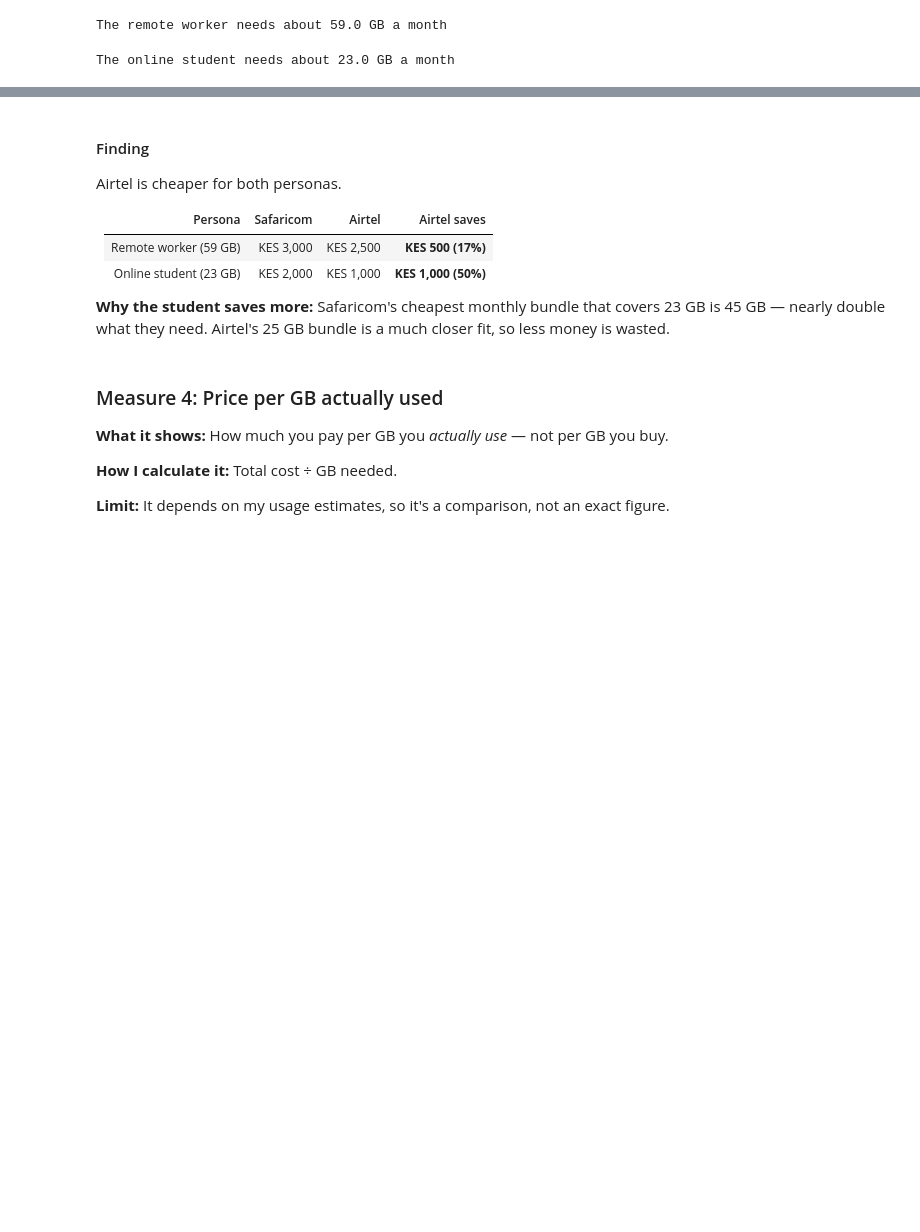
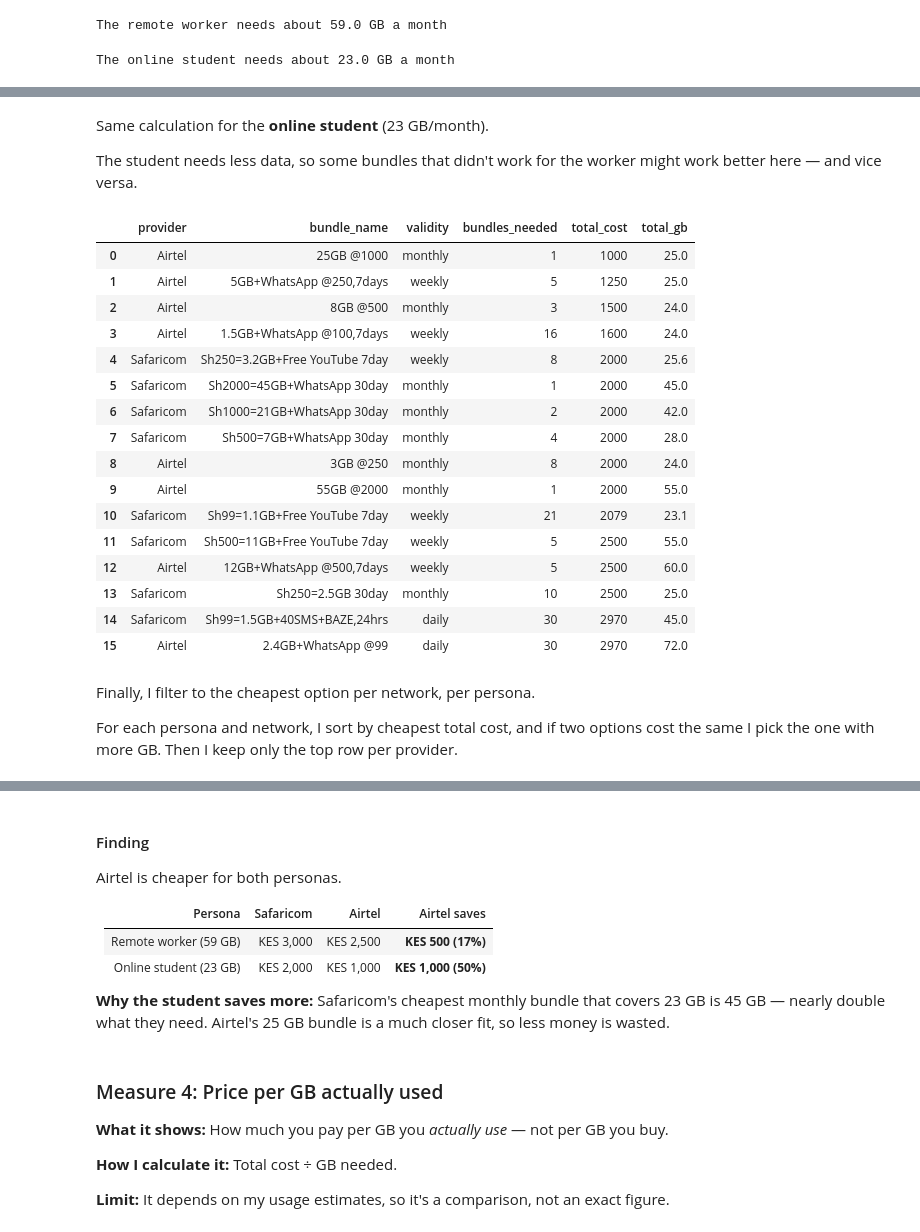
Before and after one commit to james-mutunga/PyData-Capstone-Project, a Jupyter notebook: Data-bundles.ipynb, the cells around one changed output, grey strips where cells are left out. Drawn from its saved outputs; the diff is of its cells as text; code cells hidden in the pictures; blank space fills up the shorter version.

```diff
--- a/Data-bundles.ipynb
+++ b/Data-bundles.ipynb
@@ -315,0 +357,37 @@ ONLINE STUDENT (needs 23 GB/month)
+# %% [markdown]
+Same calculation for the **online student** (23 GB/month).
+
+The student needs less data, so some bundles that didn't work for the worker might work better here — and vice versa.
+# %%
+# Run the function for the online student
+student = cost_to_cover(student_need_gb)
+
+# Same columns as the worker table, sorted cheapest first
+student_view = student[["provider", "bundle_name", "validity",
+                        "bundles_needed", "total_cost", "total_gb"]]
+student_view = student_view.sort_values("total_cost").reset_index(drop=True)
+
+# Show the full table
+student_view
+# %% [output]
+|  | provider | bundle_name | validity | bundles_needed | total_cost | total_gb |
+| 0 | Airtel | 25GB @1000 | monthly | 1 | 1000 | 25.0 |
+| 1 | Airtel | 5GB+WhatsApp @250,7days | weekly | 5 | 1250 | 25.0 |
+| 2 | Airtel | 8GB @500 | monthly | 3 | 1500 | 24.0 |
+| 3 | Airtel | 1.5GB+WhatsApp @100,7days | weekly | 16 | 1600 | 24.0 |
+| 4 | Safaricom | Sh250=3.2GB+Free YouTube 7day | weekly | 8 | 2000 | 25.6 |
+| 5 | Safaricom | Sh2000=45GB+WhatsApp 30day | monthly | 1 | 2000 | 45.0 |
+| 6 | Safaricom | Sh1000=21GB+WhatsApp 30day | monthly | 2 | 2000 | 42.0 |
+| 7 | Safaricom | Sh500=7GB+WhatsApp 30day | monthly | 4 | 2000 | 28.0 |
+| 8 | Airtel | 3GB @250 | monthly | 8 | 2000 | 24.0 |
+| 9 | Airtel | 55GB @2000 | monthly | 1 | 2000 | 55.0 |
+| 10 | Safaricom | Sh99=1.1GB+Free YouTube 7day | weekly | 21 | 2079 | 23.1 |
+| 11 | Safaricom | Sh500=11GB+Free YouTube 7day | weekly | 5 | 2500 | 55.0 |
+| 12 | Airtel | 12GB+WhatsApp @500,7days | weekly | 5 | 2500 | 60.0 |
+| 13 | Safaricom | Sh250=2.5GB 30day | monthly | 10 | 2500 | 25.0 |
+| 14 | Safaricom | Sh99=1.5GB+40SMS+BAZE,24hrs | daily | 30 | 2970 | 45.0 |
+| 15 | Airtel | 2.4GB+WhatsApp @99 | daily | 30 | 2970 | 72.0 |
+# %% [markdown]
+Finally, I filter to the cheapest option per network, per persona.
+
+For each persona and network, I sort by cheapest total cost, and if two options cost the same I pick the one with more GB. Then I keep only the top row per provider.
```
Also changed, not shown: parts of 21 cells of this notebook, 2 other files.
